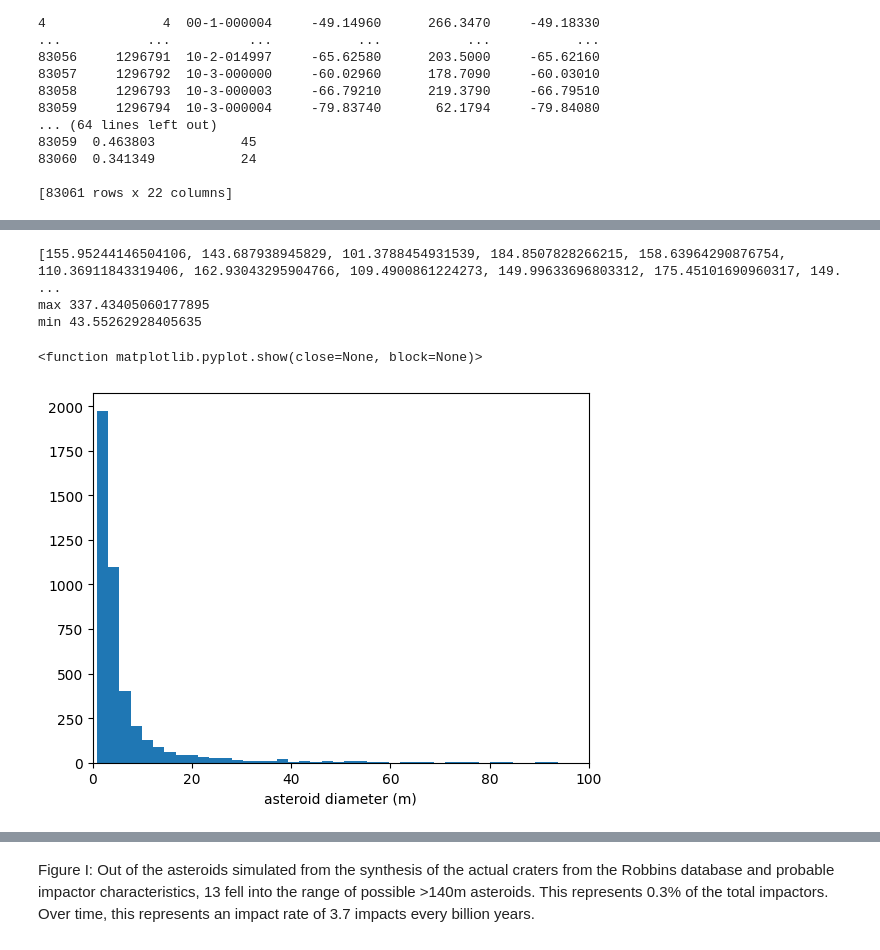
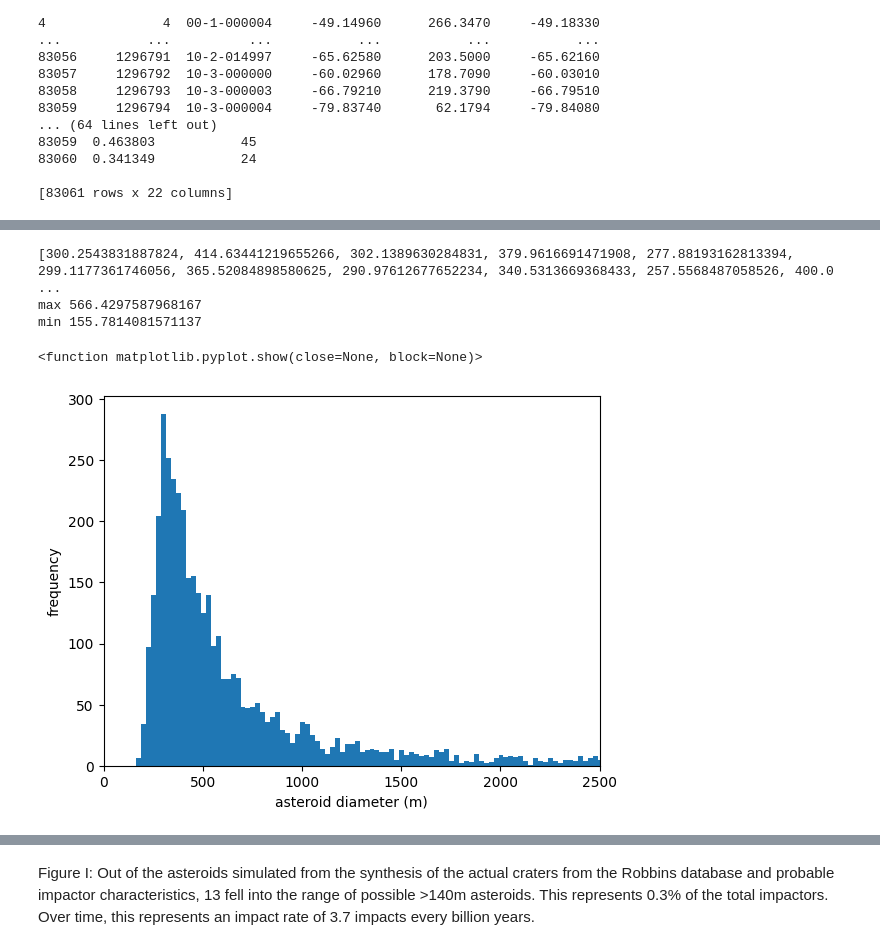
Before and after one commit to jlevitsky/AstroStatsFinal, a Jupyter notebook: FinalNotebook.ipynb, the cells around one changed output, grey strips where cells are left out. Saved outputs shown, nothing was run; the diff lists cells and outputs as text; code cells hidden in the pictures.

```diff
--- a/FinalNotebook.ipynb
+++ b/FinalNotebook.ipynb
@@ -68,7 +68,7 @@ Max angle: 89.82
 asteroid_densities_g=[3.38,3.3,3.19,2.27,6.75,7.15,2.84,3.12,2.86] # densities of different asteroid types (g/cm3)
 asteroid_densities=[density*1000 for density in asteroid_densities_g] # kg/m3
 std_densities_g=[0.19,0.12,0.14,0.13,1.84,0.57,0.13,0.19,0.11]
-std_densities=[sigma*1000 for sigma in std_densities_g]
+std_densities=[sigma*1000 for sigma in std_densities_g] # kg/m3
 fraction_of_total=[.349,.389,.093,.043,.025,.024,.034,.011,.034]
 densities=[]
 #mu=np.mean(asteroid_densities)
@@ -76,7 +76,8 @@ mu=np.mean(asteroid_densities_g)
 sigma=np.std(asteroid_densities_g) #np.std(asteroid_densities)
 
 for _ in range(10000):
-    density=min(asteroid_densities)*random.weibullvariate(1, 1)+1000
+    # density=min(asteroid_densities)*random.weibullvariate(1, 1)+1000
+    density=random.normalvariate(2300,np.mean(std_densities)) # kg/m3
     densities.append(density)
 
 print(min(densities))
@@ -96,16 +97,16 @@ Min density: 1842.34 kg/m3
 # %%
 #generate distribution of velocities
 
-velocities=[]
+velocities=[] # Velocities in m/s
 for _ in range(1000000):
-	velocity=10*random.weibullvariate(.7, 1.8)+10
+	velocity=(10*random.weibullvariate(.7, 1.8)+10)*1000 #convert to m/s
 	velocities.append(velocity)
 # Let's check that this looks correct.
 plt.hist(velocities,bins=50) #again we'll check the results to make sure they make sense
-plt.xlabel("Velocity (km/s)")
+plt.xlabel("Velocity (m/s)")
 plt.ylabel("Number of asteroids")
 plt.title('Velocity Distribution')
-plt.xlim(0,70)
+plt.xlim(0,70000)
 #Is the maximum value what we want it to be?
-print("Maximum velocity:",'%.2f' %max(velocities),"km/s")
+print("Maximum velocity:",'%.2f' %max(velocities),"m/s")
 # %% [output]
@@ -114,11 +115,11 @@ Maximum velocity: 42.51 km/s
 # %% [markdown]
 In order to relate the craters in the database to the sizes of the asteroids that made them, a scaling law (Melosh, 1989) was used that relates the crater size, asteroid density, moon density, asteroid velocity, acceleration of gravity at the moon’s surface, and the angle of impact. The original equation solves for crater size, so a “solve” function was employed to find our single unknown using placeholder values. The distributions found earlier were then input into the equation to find all of the craters made by asteroids larger than 140 meters in the dataset.
 # %%
-D_tc = 234 #PLACEHOLDER Crater diameter at level of ground surface (m)
+D_tc = 2340 #PLACEHOLDER Crater diameter at level of ground surface (m)
 rho_p = 6000  # PLACEHOLDER Density of asteroid (projectile)(kg/m^3)
 rho_t = 2550 #Density of (moon) target (kg/m^3)
 #L = 140 #SOLVING FOR -- Diameter of projectile (asteroid) (m)
-v_i = 18 #PLACEHOLDER impact velocity (km/s)
+v_i = 18000 #PLACEHOLDER impact velocity (m/s)
 g = 1.625 #surface gravity (m/s^2)
 theta = 3.14159/2 #PLACEHOLDER impact angle, referencing from horizontal (rad)
 
@@ -254,23 +263,23 @@ print(craters)
 
 [83061 rows x 22 columns]
 # %%
-actual_crater_diameters=crater_list.DIAM_CIRC_IMG
-rand_densities=densities[:len(actual_crater_diameters)]
-rand_velocities=velocities[:len(actual_crater_diameters)]
-rand_angles=angles[:len(actual_crater_diameters)]
+actual_crater_diameters=crater_list.DIAM_CIRC_IMG # km
+rand_densities=densities[:len(actual_crater_diameters)] # kg/m3
+rand_velocities=velocities[:len(actual_crater_diameters)] # m/s
+rand_angles=angles[:len(actual_crater_diameters)] # degrees
 
 rho_t = 2550 #Density of (moon) target (kg/m^3)
 g = 1.625 #surface gravity (m/s^2)
 L = Symbol('L')
 
 
-predicted_asteroid_diam=[]
+predicted_asteroid_diam=[] # Asteroid diameters based on the random crater characteristics and Robbins crater diameters
 
 for crater, crater_diam in enumerate(actual_crater_diameters):
 
-    D_tc = crater_diam # Crater diameter at level of ground surface (m)
+    D_tc = crater_diam*1000 # Crater diameter at level of ground surface (m)
     rho_p = rand_densities[crater]  # Density of asteroid (projectile)(kg/m^3)
-    v_i = rand_velocities[crater] # impact velocity (km/s)
+    v_i = rand_velocities[crater] # impact velocity (m/s)
     theta = rand_angles[crater] # impact angle, referencing from horizontal (rad)
 
     a = (1.161*(rho_p/rho_t)**(1/3))
@@ -281,8 +290,6 @@ for crater, crater_diam in enumerate(actual_crater_diameters):
 
     predicted_diam=(D_tc/(a*b*c*d))**(50/39)
     predicted_asteroid_diam.append(predicted_diam)
-    print(predicted_diam)
-
 
 print(predicted_asteroid_diam)
 # %% [output]
@@ -306,7 +297,7 @@ print(predicted_asteroid_diam)
 # %%
 # Find range of crater sizes for an asteroid of exactly 140m
 
-actual_asteroid_diameter=140 # m
+actual_asteroid_diameter= 10 #140 # m
 rand_densities=densities[:1000]
 rand_velocities=velocities[:1000]
 rand_angles=angles[:1000]
@@ -320,7 +311,7 @@ predicted_crater_diam=[]
 
 for i in range(len(rand_densities)):
     rho_p = rand_densities[i]  # Density of asteroid (projectile)(kg/m^3)
-    v_i = rand_velocities[i] # impact velocity (km/s)
+    v_i = rand_velocities[i] # impact velocity (m/s)
     theta = rand_angles[i] # impact angle, referencing from horizontal (rad)
     L=actual_asteroid_diameter
 
@@ -343,17 +334,18 @@ min_possible=min(predicted_crater_diam)
 print('max', max_possible)
 print('min', min_possible)
 # %% [output]
-[155.95244146504106, 143.687938945829, 101.3788454931539, 184.8507828266215, 158.63964290876754, 110.36911843319406, 162.93043295904766, 109.4900861224273, 149.99633696803312, 175.45101690960317, 149. ...
-max 337.43405060177895
-min 43.55262928405635
+[300.2543831887824, 414.63441219655266, 302.1389630284831, 379.9616691471908, 277.88193162813394, 299.1177361746056, 365.52084898580625, 290.97612677652234, 340.5313669368433, 257.5568487058526, 400.0 ...
+max 566.4297587968167
+min 155.7814081571137
 # %%
-plt.hist(predicted_asteroid_diam, bins=1000)
-plt.xlim(0,100)
+plt.hist(predicted_asteroid_diam, bins=10000)
+plt.xlim(0,2500)
 plt.xlabel("asteroid diameter (m)")
+plt.ylabel('frequency')
 plt.show
 # %% [output]
 <function matplotlib.pyplot.show(close=None, block=None)>
-[figure, old version]
+[figure, new version]
 # %%
 # print(max(predicted_asteroid_diam))
 
```
Also changed, not shown: parts of 13 cells of this notebook.
